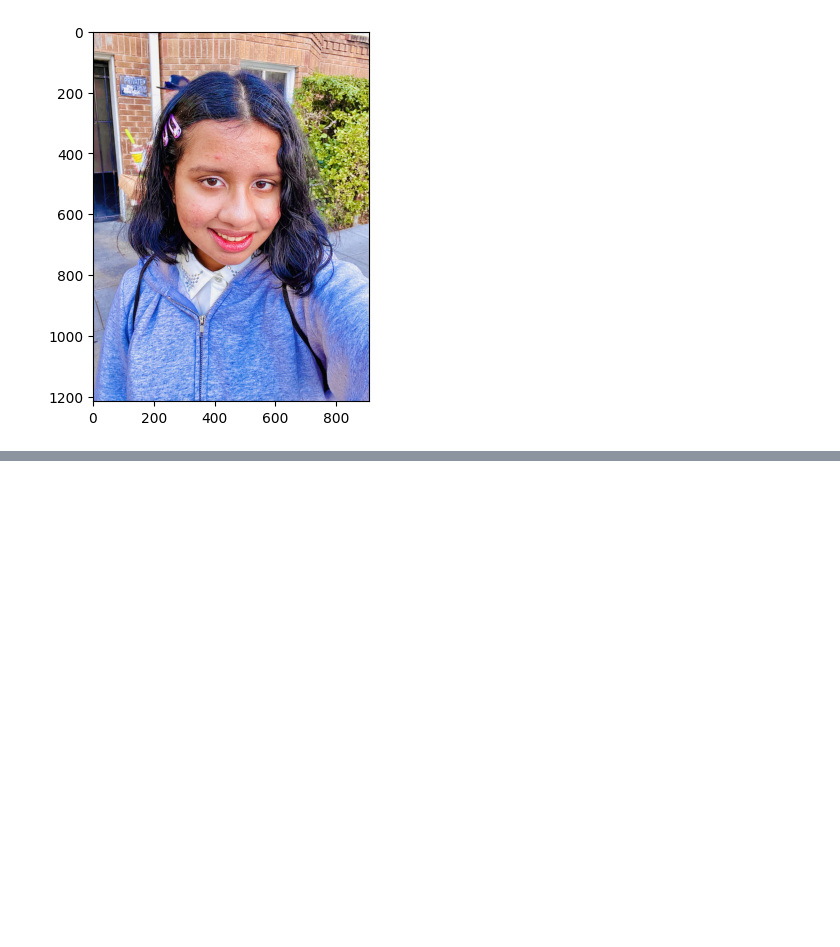
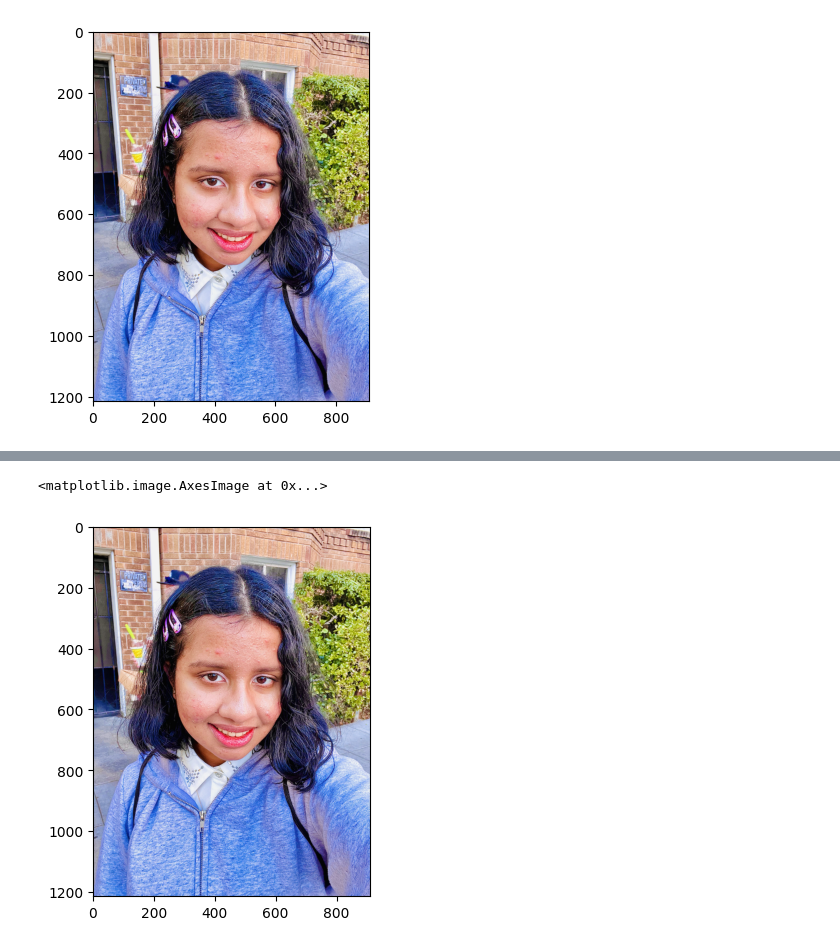
Before and after one commit to jelly-decoder28/poppy-june, a Jupyter notebook: Matplotphotolab.ipynb, the cells around one changed output, grey strips where cells are left out. Saved outputs shown, nothing was run; the diff lists cells and outputs as text; code cells hidden in the pictures; blank space fills up the shorter version.

```diff
--- a/Matplotphotolab.ipynb
+++ b/Matplotphotolab.ipynb
@@ -42,0 +58,5 @@ plt.imshow(photo)
+# %%
+plt.imshow(photo[:-2])
+# %% [output]
+<matplotlib.image.AxesImage at 0x...>
+[figure, added]
```
Also changed, not shown: parts of 4 cells of this notebook.
